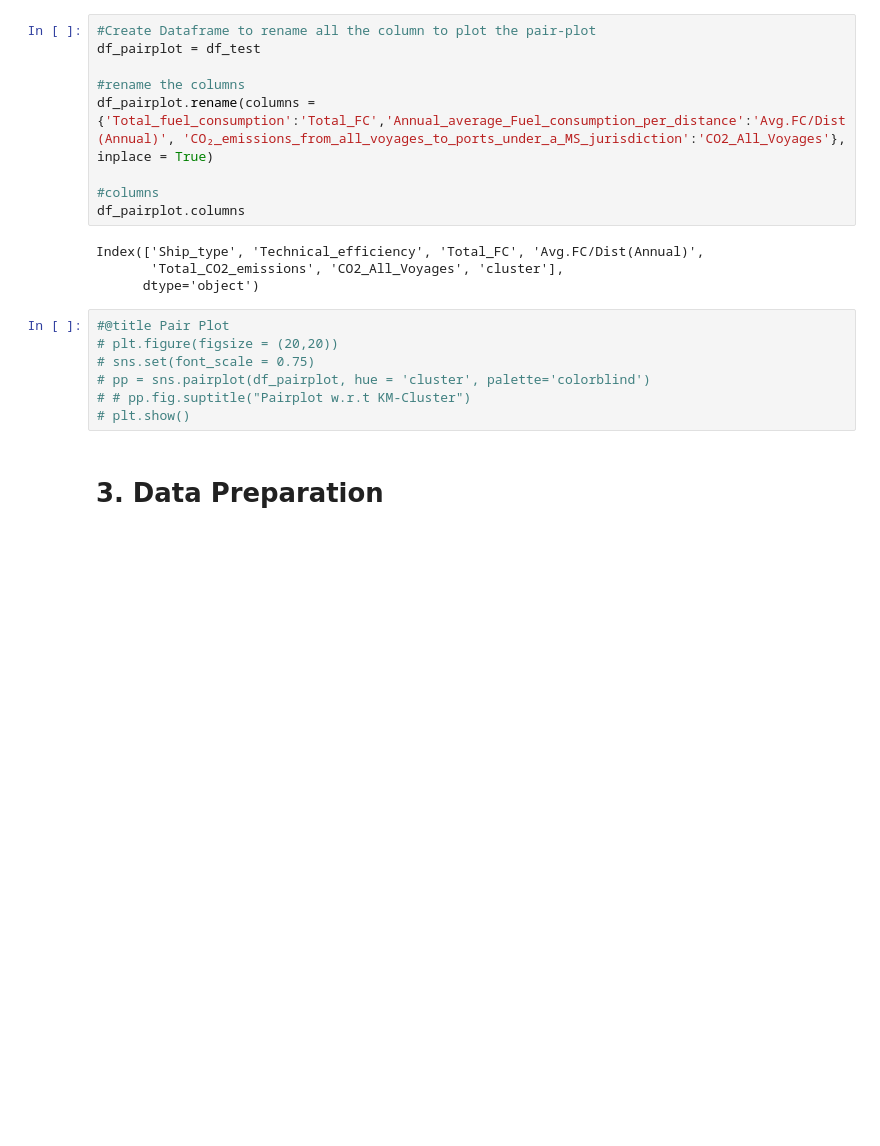
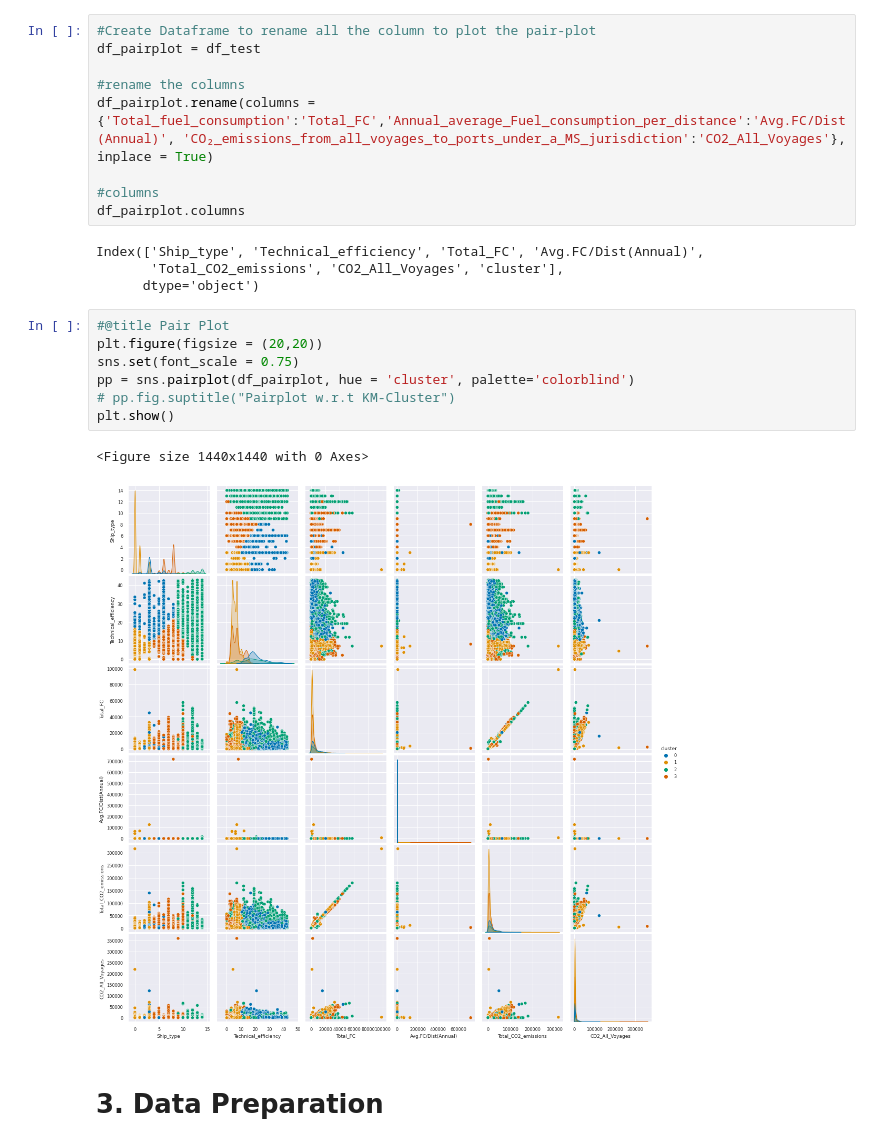
Before and after one commit to Anuj-1996/Maritime_Ship_CO2_Emission_Analysis, a Jupyter notebook: EU_CO2_emissions_from_maritime_transport.ipynb, the cells around one changed output. Drawn from its saved outputs; the diff is of its cells as text; blank space fills up the shorter version.

```diff
--- a/EU_CO2_emissions_from_maritime_transport.ipynb
+++ b/EU_CO2_emissions_from_maritime_transport.ipynb
@@ -682,11 +677,14 @@ Index(['Ship_type', 'Technical_efficiency', 'Total_FC', 'Avg.FC/Dist(Annual)',
       dtype='object')
 # %%
 #@title Pair Plot
-# plt.figure(figsize = (20,20))
-# sns.set(font_scale = 0.75)
-# pp = sns.pairplot(df_pairplot, hue = 'cluster', palette='colorblind')
-# # pp.fig.suptitle("Pairplot w.r.t KM-Cluster")
-# plt.show()
+plt.figure(figsize = (20,20))
+sns.set(font_scale = 0.75)
+pp = sns.pairplot(df_pairplot, hue = 'cluster', palette='colorblind')
+# pp.fig.suptitle("Pairplot w.r.t KM-Cluster")
+plt.show()
+# %% [output]
+<Figure size 1440x1440 with 0 Axes>
+[figure, added]
 # %% [markdown]
 # 3. Data Preparation
 # %%
```
Also changed, not shown: parts of 24 cells of this notebook.
